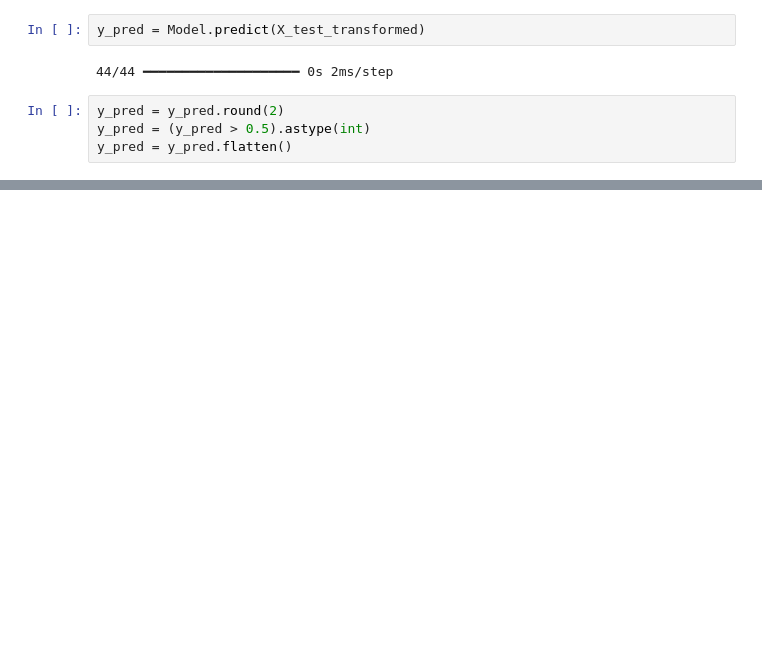
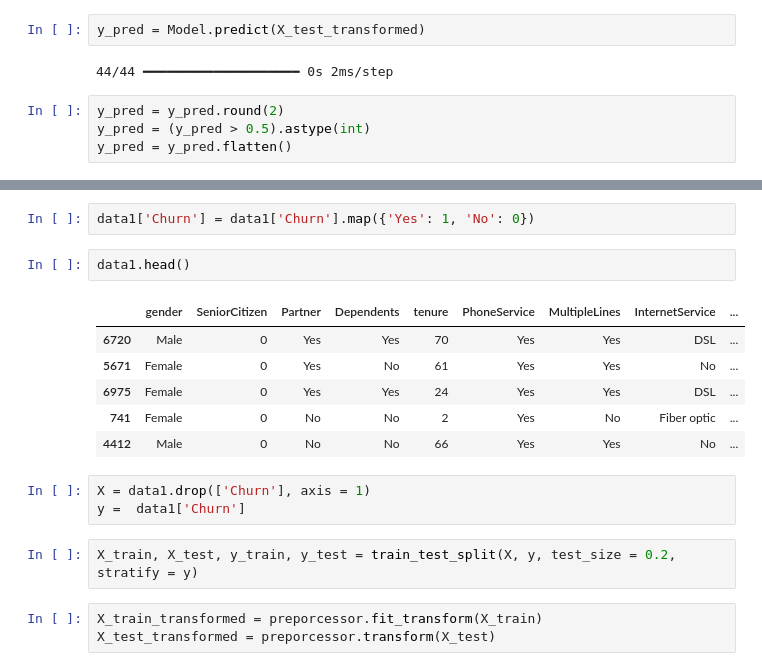
Before and after one commit to Kman0908/customer-churn, a Jupyter notebook: notebook.ipynb, the cells around one changed output, grey strips where cells are left out. Saved outputs shown, nothing was run; the diff lists cells and outputs as text; blank space fills up the shorter version.

```diff
--- a/notebook.ipynb
+++ b/notebook.ipynb
@@ -312,0 +345,19 @@ sns.heatmap(np.round((tf.math.confusion_matrix(y_test, y_pred)), 2), annot = Tru
+# %%
+data1['Churn'] = data1['Churn'].map({'Yes': 1, 'No': 0})
+# %%
+data1.head()
+# %% [output]
+|  | gender | SeniorCitizen | Partner | Dependents | tenure | PhoneService | MultipleLines | InternetService | ... |
+| 6720 | Male | 0 | Yes | Yes | 70 | Yes | Yes | DSL | ... |
+| 5671 | Female | 0 | Yes | No | 61 | Yes | Yes | No | ... |
+| 6975 | Female | 0 | Yes | Yes | 24 | Yes | Yes | DSL | ... |
+| 741 | Female | 0 | No | No | 2 | Yes | No | Fiber optic | ... |
+| 4412 | Male | 0 | No | No | 66 | Yes | Yes | No | ... |
+# %%
+X = data1.drop(['Churn'], axis = 1)
+y =  data1['Churn']
+# %%
+X_train, X_test, y_train, y_test = train_test_split(X, y, test_size = 0.2, stratify = y)
+# %%
+X_train_transformed = preporcessor.fit_transform(X_train)
+X_test_transformed = preporcessor.transform(X_test)
```
Also changed, not shown: parts of 17 cells of this notebook.
